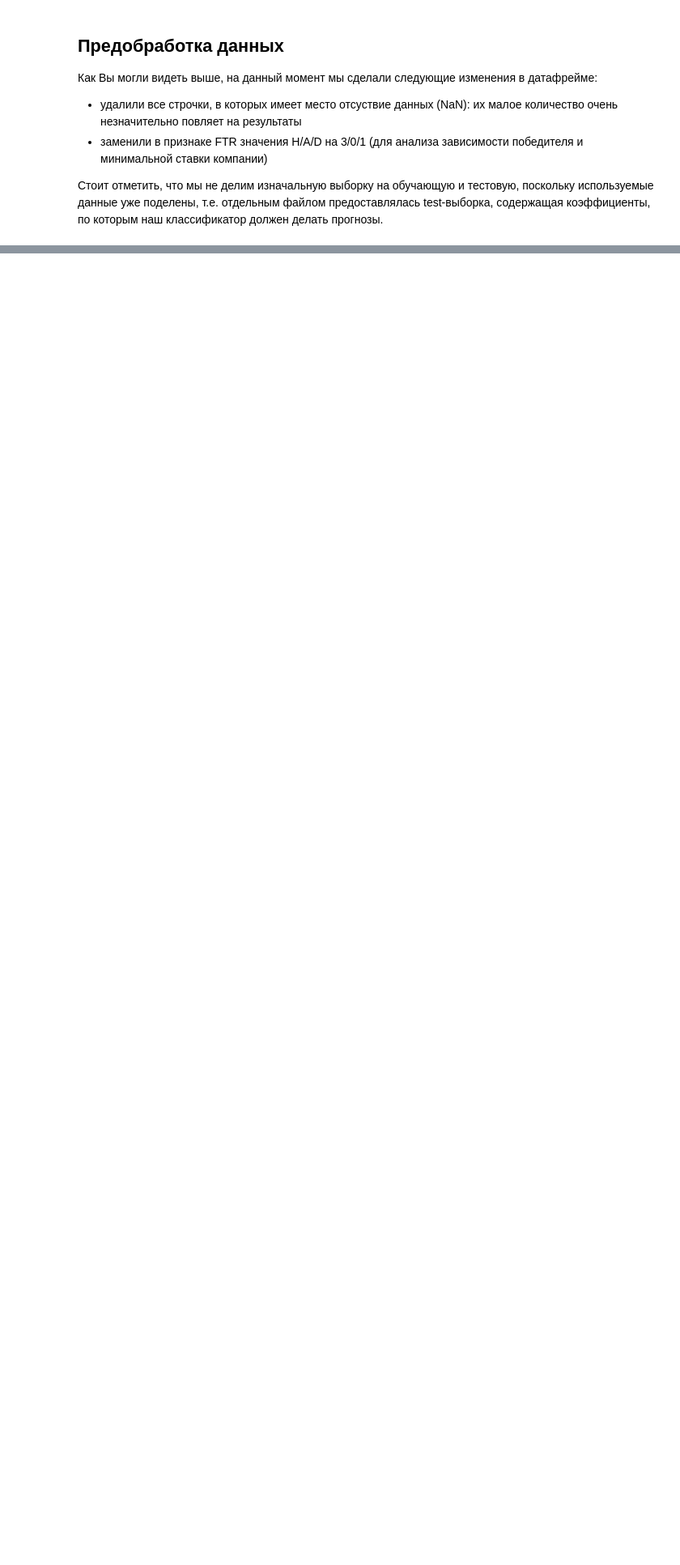
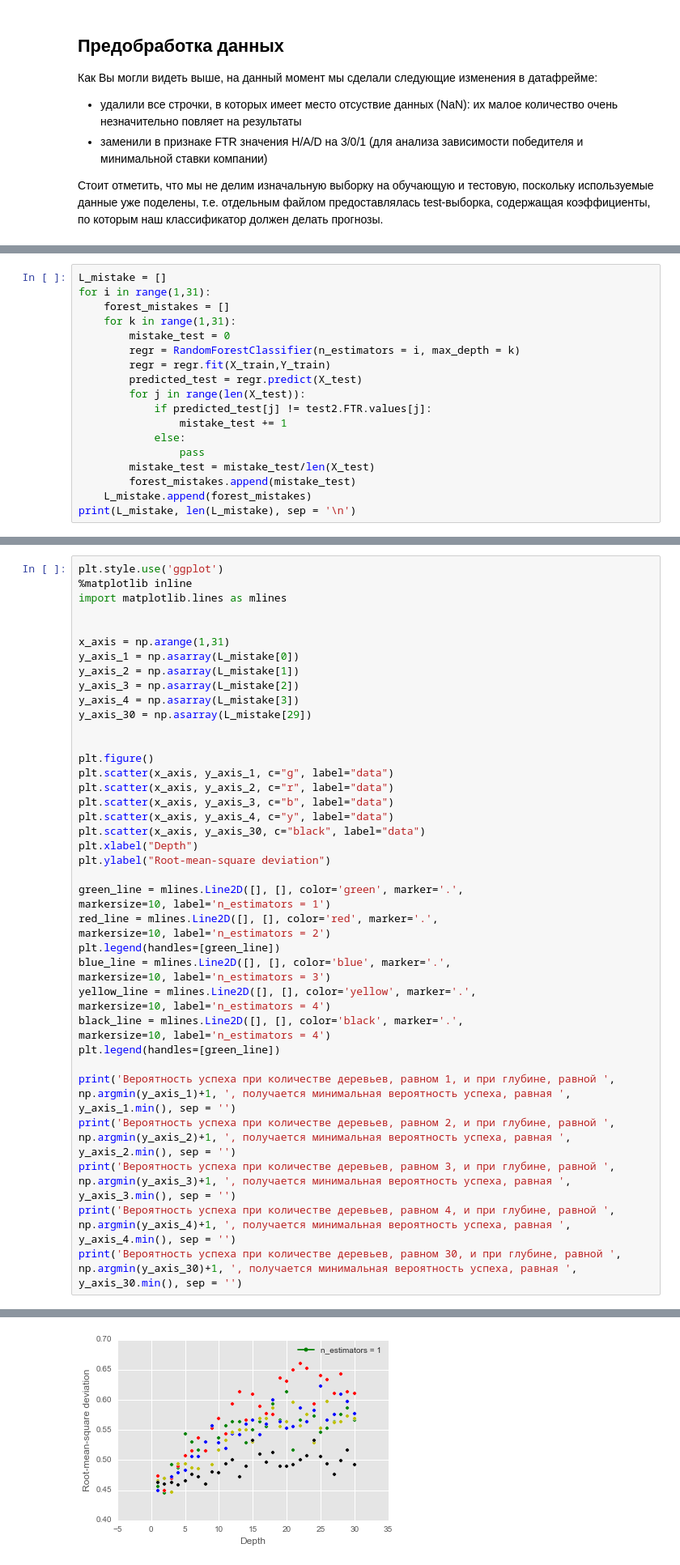
Before and after one commit to gracheslav/hse-project, a Jupyter notebook: Proj_Part1.ipynb, the cells around one changed output, grey strips where cells are left out. Shown at 81% size. Saved outputs shown, nothing was run; the diff lists cells and outputs as text; blank space fills up the shorter version.

```diff
--- a/Proj_Part1.ipynb
+++ b/Proj_Part1.ipynb
@@ -319,0 +583,18 @@ g1, g2, g3
+# %%
+L_mistake = []
+for i in range(1,31):
+    forest_mistakes = []
+    for k in range(1,31):
+        mistake_test = 0
+        regr = RandomForestClassifier(n_estimators = i, max_depth = k)
+        regr = regr.fit(X_train,Y_train)
+        predicted_test = regr.predict(X_test)
+        for j in range(len(X_test)):
+            if predicted_test[j] != test2.FTR.values[j]:
+                mistake_test += 1
+            else:
+                pass
+        mistake_test = mistake_test/len(X_test)
+        forest_mistakes.append(mistake_test)
+    L_mistake.append(forest_mistakes)
+print(L_mistake, len(L_mistake), sep = '\n')
@@ -319,0 +604,42 @@ g1, g2, g3
+# %%
+plt.style.use('ggplot')
+%matplotlib inline
+import matplotlib.lines as mlines
+
+
+x_axis = np.arange(1,31)
+y_axis_1 = np.asarray(L_mistake[0])
+y_axis_2 = np.asarray(L_mistake[1])
+y_axis_3 = np.asarray(L_mistake[2])
+y_axis_4 = np.asarray(L_mistake[3])
+y_axis_30 = np.asarray(L_mistake[29])
+
+
+plt.figure()
+plt.scatter(x_axis, y_axis_1, c="g", label="data")
+plt.scatter(x_axis, y_axis_2, c="r", label="data")
+plt.scatter(x_axis, y_axis_3, c="b", label="data")
+plt.scatter(x_axis, y_axis_4, c="y", label="data")
+plt.scatter(x_axis, y_axis_30, c="black", label="data")
+plt.xlabel("Depth")
+plt.ylabel("Root-mean-square deviation")
+
+green_line = mlines.Line2D([], [], color='green', marker='.',
+markersize=10, label='n_estimators = 1')
+red_line = mlines.Line2D([], [], color='red', marker='.',
+markersize=10, label='n_estimators = 2')
+plt.legend(handles=[green_line])
+blue_line = mlines.Line2D([], [], color='blue', marker='.',
+markersize=10, label='n_estimators = 3')
+yellow_line = mlines.Line2D([], [], color='yellow', marker='.',
+markersize=10, label='n_estimators = 4')
+black_line = mlines.Line2D([], [], color='black', marker='.',
+markersize=10, label='n_estimators = 4')
+plt.legend(handles=[green_line])
+
+print('Вероятность успеха при количестве деревьев, равном 1, и при глубине, равной ', np.argmin(y_axis_1)+1, ', получается минимальная вероятность успеха, равная ', y_axis_1.min(), sep = '')
+print('Вероятность успеха при количестве деревьев, равном 2, и при глубине, равной ', np.argmin(y_axis_2)+1, ', получается минимальная вероятность успеха, равная ', y_axis_2.min(), sep = '')
+print('Вероятность успеха при количестве деревьев, равном 3, и при глубине, равной ', np.argmin(y_axis_3)+1, ', получается минимальная вероятность успеха, равная ', y_axis_3.min(), sep = '')
+print('Вероятность успеха при количестве деревьев, равном 4, и при глубине, равной ', np.argmin(y_axis_4)+1, ', получается минимальная вероятность успеха, равная ', y_axis_4.min(), sep = '')
+print('Вероятность успеха при количестве деревьев, равном 30, и при глубине, равной ', np.argmin(y_axis_30)+1, ', получается минимальная вероятность успеха, равная ', y_axis_30.min(), sep = '')
+# %% [output]
@@ -319,0 +651 @@ g1, g2, g3
+[figure, added]
```
Also changed, not shown: parts of 31 cells of this notebook.
